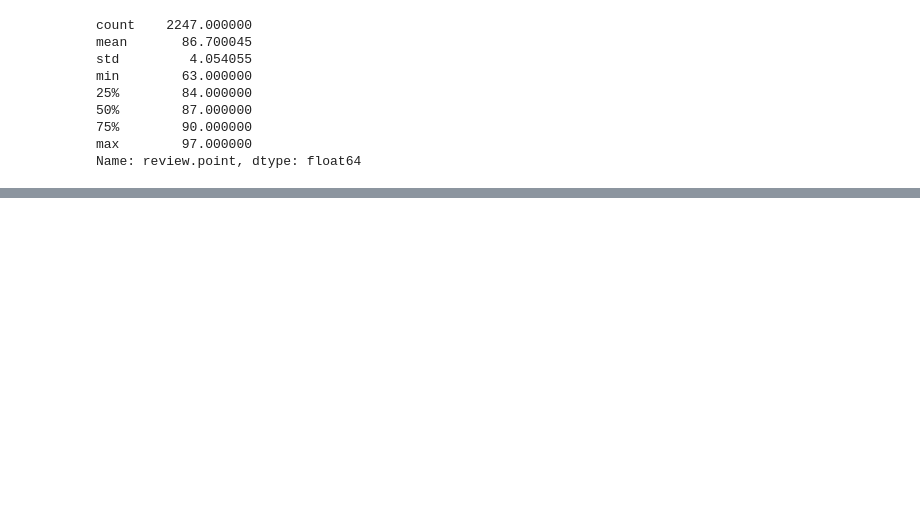
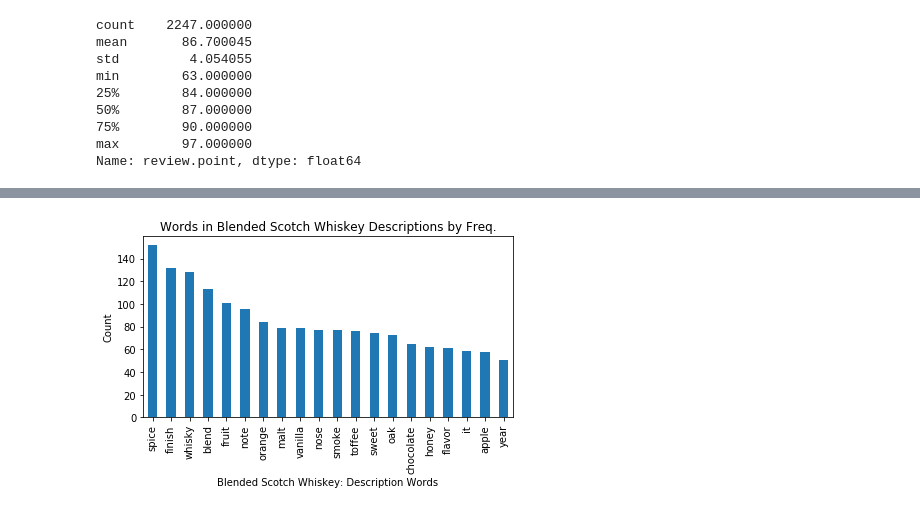
Before and after one commit to nwodon/Whiskey-NLP, a Jupyter notebook: Src/Preprocessing.ipynb, the cells around one changed output, grey strips where cells are left out. Cells and saved outputs as stored; diff of their text form; code cells hidden in the pictures; blank space fills up the shorter version.

```diff
--- a/Src/Preprocessing.ipynb
+++ b/Src/Preprocessing.ipynb
@@ -205,0 +261,6 @@ freq.plot(20, cumulative=False)
+# %%
+#BLENDED SCOTCH
+cat2=blended_scotch["description"].tolist()
+cat2=tc.document(cat2).remove_stpwrds()
+cat2=tc.document(cat2).lemming()
+cat2=tc.document(cat2).remove_numbers()
@@ -205,0 +374,6 @@ freq.plot(20, cumulative=False)
+# %%
+c2word_freq=cat2.sum(axis = 0, skipna = True)
+c2_word = pd.DataFrame([c2word_freq])
+c2_word=c2_word.transpose()
+c2_word = c2_word.sort_values(0,ascending=False)
+c2_word.head()
@@ -205,0 +387,12 @@ freq.plot(20, cumulative=False)
+# %%
+#word_freq.value_counts()[:20].plot(kind='bar')
+c2_word[0][:20].plot.bar()
+plt.xlabel('Blended Scotch Whiskey: Description Words')
+plt.ylabel('Count')
+plt.title('Words in Blended Scotch Whiskey Descriptions by Freq.')
+plt.tight_layout()
+
+plt.savefig(dirname(d)+'/Figures/c2word_freq.png',dpi=300)
+plt.show()
+# %% [output]
+[figure, added]
```
Also changed, not shown: parts of 60 cells of this notebook, 28 other files.
